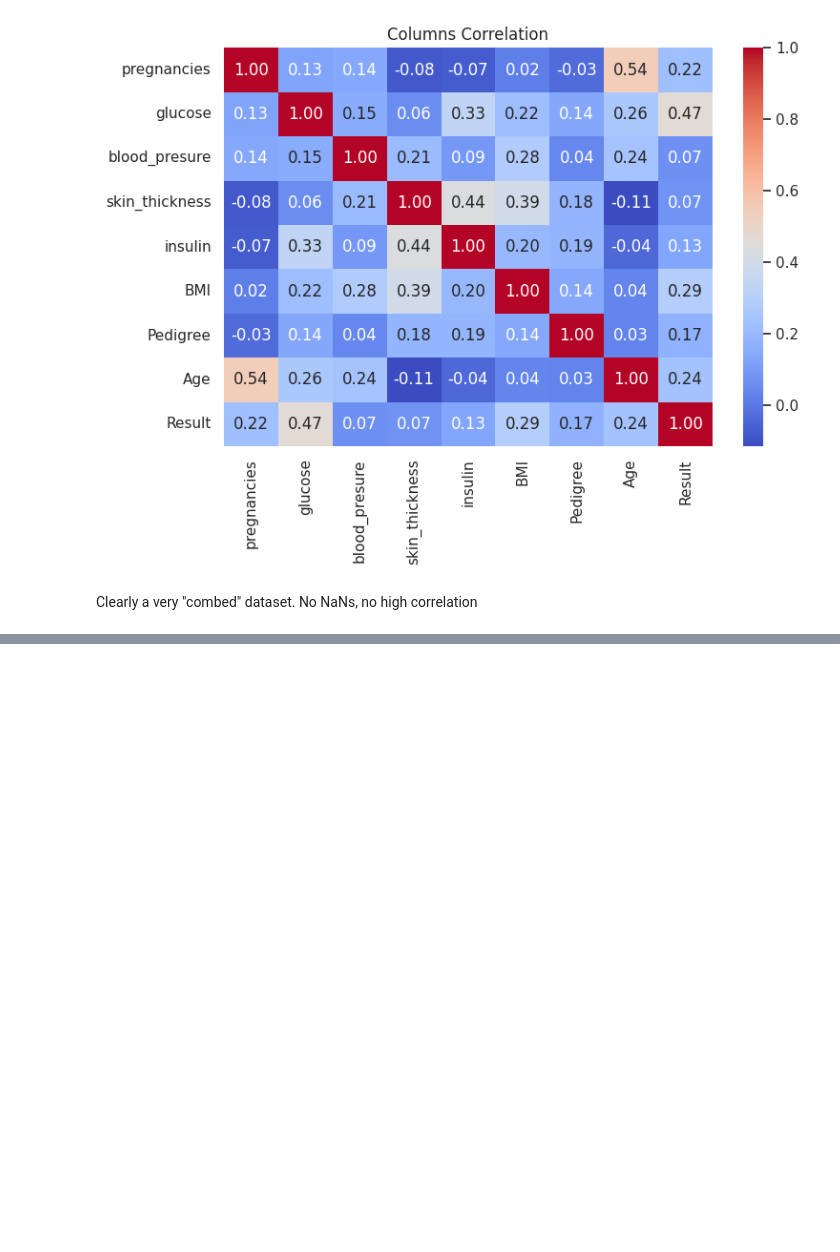
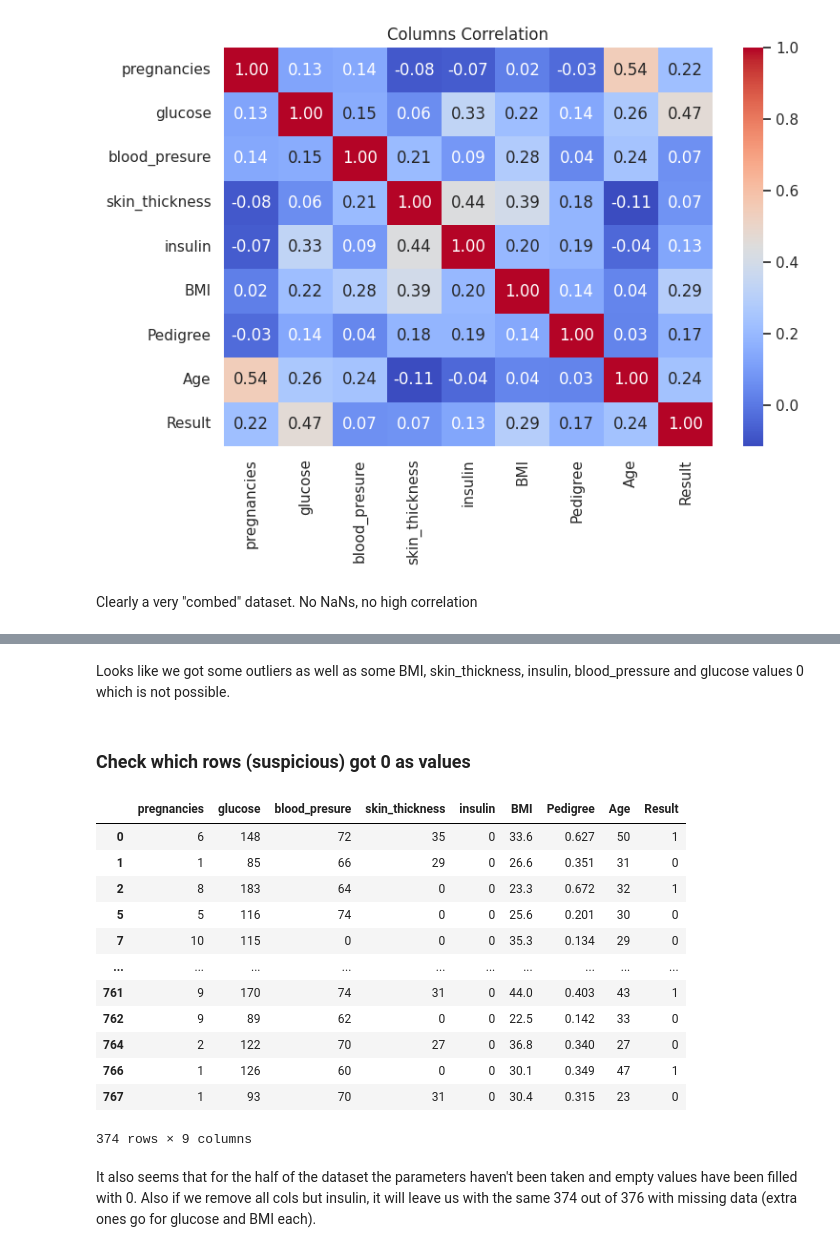
Before and after one commit to Dimildizio/DArc_course, a Jupyter notebook: EDA/PimaKaggle/Pima_indians_kaggle.ipynb, the cells around one changed output, grey strips where cells are left out. Cells and saved outputs as stored; diff of their text form; code cells hidden in the pictures; blank space fills up the shorter version.

```diff
--- a/EDA/PimaKaggle/Pima_indians_kaggle.ipynb
+++ b/EDA/PimaKaggle/Pima_indians_kaggle.ipynb
@@ -105,0 +134,23 @@ Clearly a very "combed" dataset. No NaNs, no high correlation
+# %% [markdown]
+Looks like we got some outliers as well as some BMI, skin_thickness, insulin, blood_pressure and glucose values 0 which is not possible.
+# %% [markdown]
+### Check which rows (suspicious) got 0 as values
+# %%
+data[(data['insulin']==0) | (data['BMI']==0) | (data['skin_thickness']==0) | (data['blood_presure']==0) | (data['glucose']==0)]
+# %% [output]
+|  | pregnancies | glucose | blood_presure | skin_thickness | insulin | BMI | Pedigree | Age | Result |
+| 0 | 6 | 148 | 72 | 35 | 0 | 33.6 | 0.627 | 50 | 1 |
+| 1 | 1 | 85 | 66 | 29 | 0 | 26.6 | 0.351 | 31 | 0 |
+| 2 | 8 | 183 | 64 | 0 | 0 | 23.3 | 0.672 | 32 | 1 |
+| 5 | 5 | 116 | 74 | 0 | 0 | 25.6 | 0.201 | 30 | 0 |
+| 7 | 10 | 115 | 0 | 0 | 0 | 35.3 | 0.134 | 29 | 0 |
+| ... | ... | ... | ... | ... | ... | ... | ... | ... | ... |
+| 761 | 9 | 170 | 74 | 31 | 0 | 44.0 | 0.403 | 43 | 1 |
+| 762 | 9 | 89 | 62 | 0 | 0 | 22.5 | 0.142 | 33 | 0 |
+| 764 | 2 | 122 | 70 | 27 | 0 | 36.8 | 0.340 | 27 | 0 |
+| 766 | 1 | 126 | 60 | 0 | 0 | 30.1 | 0.349 | 47 | 1 |
+| 767 | 1 | 93 | 70 | 31 | 0 | 30.4 | 0.315 | 23 | 0 |
+374 rows × 9 columns
+# %% [markdown]
+It also seems that for the half of the dataset the parameters haven't been taken and empty values have been filled with 0.
+Also if we remove all cols but insulin, it will leave us with the same 374 out of 376 with missing data (extra ones go for glucose and BMI each).
```
Also changed, not shown: parts of 6 cells of this notebook.
